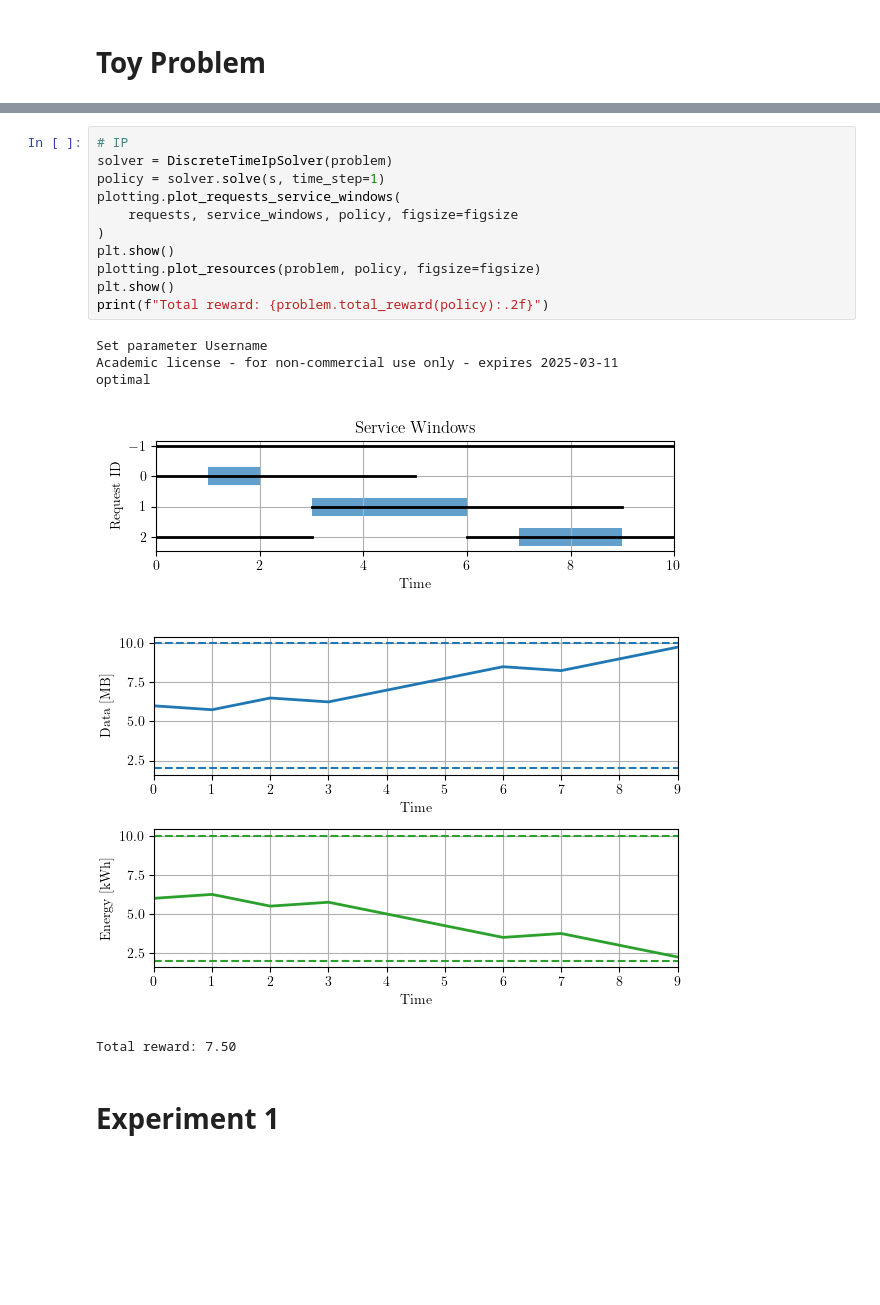
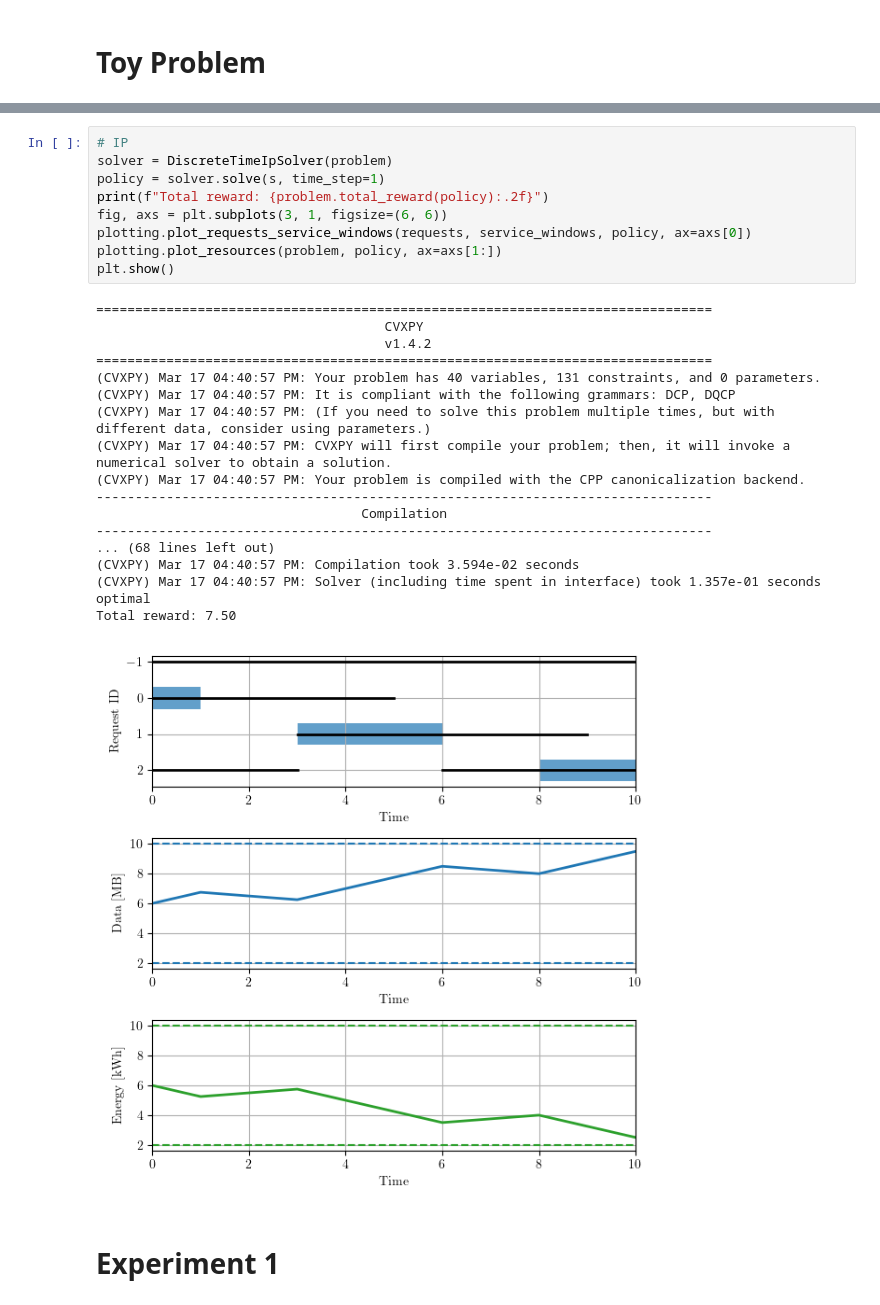
Before and after one commit to Stanford-NavLab/LuPNT, a Jupyter notebook: examples/projects/pnt-scheduling/python/experiments.ipynb, the cells around one changed output, grey strips where cells are left out. Cells and saved outputs as stored; diff of their text form; blank space fills up the shorter version.

```diff
--- a/examples/projects/pnt-scheduling/python/experiments.ipynb
+++ b/examples/projects/pnt-scheduling/python/experiments.ipynb
@@ -104,21 +94,31 @@ Total reward: 7.50
 # %%
 # IP
 solver = DiscreteTimeIpSolver(problem)
 policy = solver.solve(s, time_step=1)
-plotting.plot_requests_service_windows(
-    requests, service_windows, policy, figsize=figsize
-)
+print(f"Total reward: {problem.total_reward(policy):.2f}")
+fig, axs = plt.subplots(3, 1, figsize=(6, 6))
+plotting.plot_requests_service_windows(requests, service_windows, policy, ax=axs[0])
+plotting.plot_resources(problem, policy, ax=axs[1:])
 plt.show()
-plotting.plot_resources(problem, policy, figsize=figsize)
-plt.show()
-print(f"Total reward: {problem.total_reward(policy):.2f}")
 # %% [output]
-Set parameter Username
-Academic license - for non-commercial use only - expires 2025-03-11
+===============================================================================
+                                     CVXPY
+                                     v1.4.2
+===============================================================================
+(CVXPY) Mar 17 04:40:57 PM: Your problem has 40 variables, 131 constraints, and 0 parameters.
+(CVXPY) Mar 17 04:40:57 PM: It is compliant with the following grammars: DCP, DQCP
+(CVXPY) Mar 17 04:40:57 PM: (If you need to solve this problem multiple times, but with different data, consider using parameters.)
+(CVXPY) Mar 17 04:40:57 PM: CVXPY will first compile your problem; then, it will invoke a numerical solver to obtain a solution.
+(CVXPY) Mar 17 04:40:57 PM: Your problem is compiled with the CPP canonicalization backend.
+-------------------------------------------------------------------------------
+                                  Compilation
+-------------------------------------------------------------------------------
+... (68 lines left out)
+(CVXPY) Mar 17 04:40:57 PM: Compilation took 3.594e-02 seconds
+(CVXPY) Mar 17 04:40:57 PM: Solver (including time spent in interface) took 1.357e-01 seconds
 optimal
+Total reward: 7.50
-[figure, old version]
+[figure, new version]
-[figure, removed]
-Total reward: 7.50
 # %% [markdown]
 # Experiment 1
 # %% [markdown]
```
Also changed, not shown: parts of 22 cells of this notebook, 3 other files.
